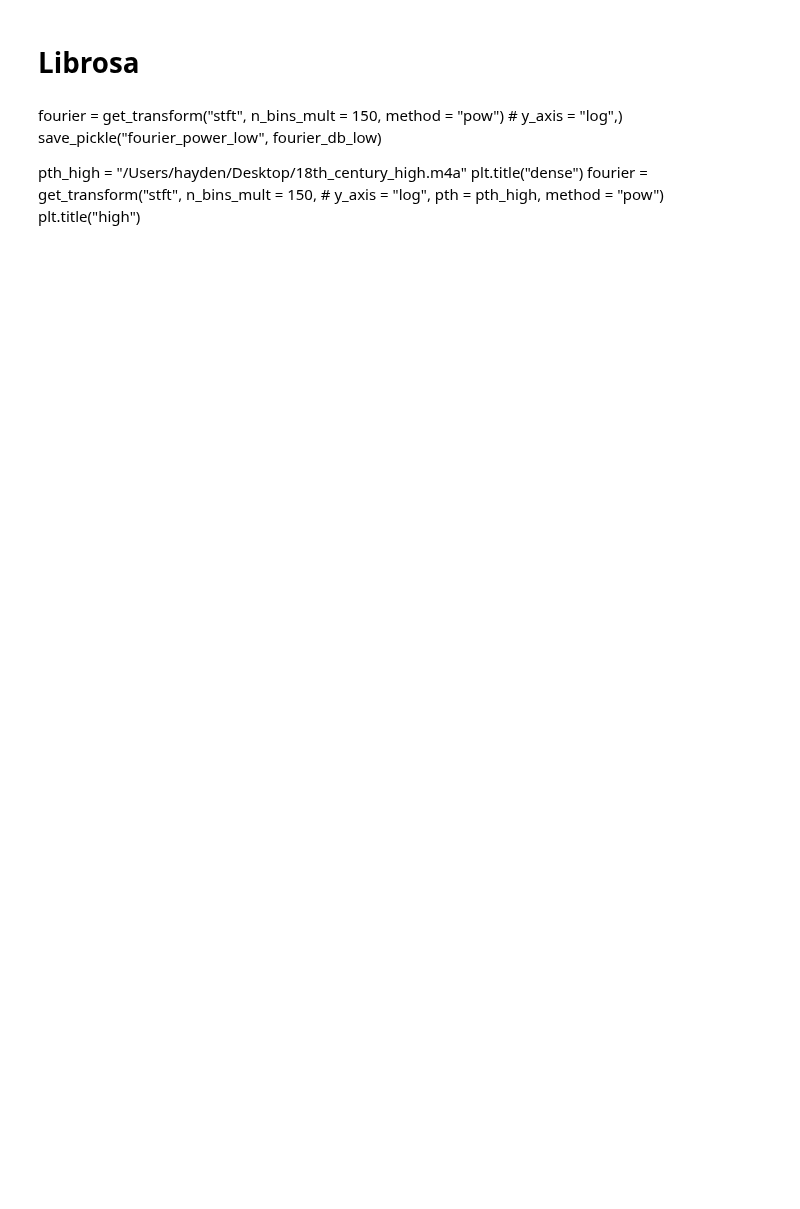
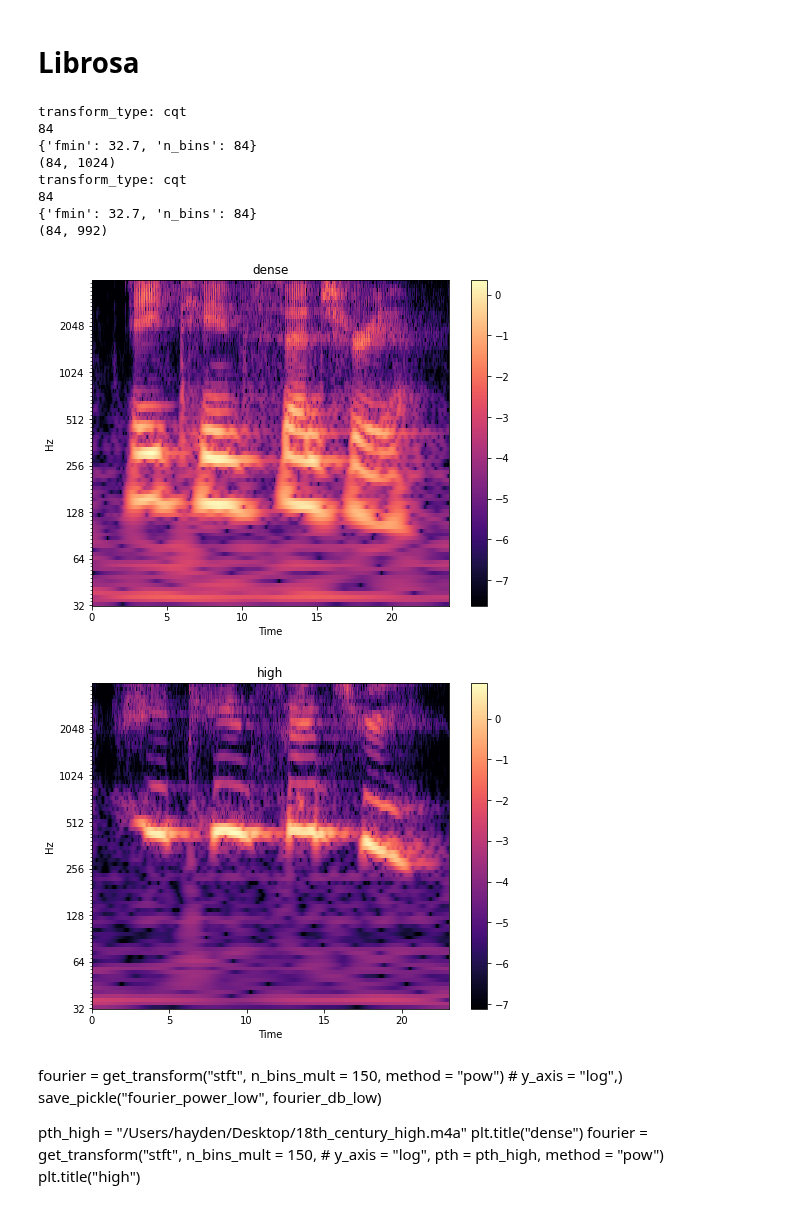
Before and after one commit to blindedjoy/Reservoir, a Jupyter notebook: MARIOS/Analysis.ipynb, the cells around one changed output. Saved outputs shown, nothing was run; the diff lists cells and outputs as text; code cells hidden in the pictures; blank space fills up the shorter version.

```diff
--- a/MARIOS/Analysis.ipynb
+++ b/MARIOS/Analysis.ipynb
@@ -1814,12 +1820,14 @@ from scipy import signal
 from scipy.io import wavfile
 import IPython.display as ipd
 import os
-
+import pickle
 
 %run -i '../MARIOS/PyFiles/imports.py'
 %run -i '../MARIOS/PyFiles/helpers.py'
 %run -i "../MARIOS/PyFiles/experiment.py"
 
+
+pth_high = "/Users/hayden/Desktop/18th_century_high.m4a"
 
 #pth = "/Users/hayden/Desktop/19th_century_high.wav"#"/Users/hayden/Desktop/get_free.wav"
 
@@ -1828,7 +1836,7 @@ def get_transform(trans_type,
                   pth = "/Users/hayden/Desktop/18th_century_dense.m4a",
                   n_bins_mult = 2,
                   bins_per_octave =12,
-                  sr = sr,
+                  sr = None,
                   y_axis = "hz",
                   filter_scale = 1,
                   norm = 1,
@@ -1836,7 +1844,7 @@ def get_transform(trans_type,
                   fmin = 32.7
                   ):
     assert trans_type in ["stft", "cqt", "hybrid_cqt", "pseudo_cqt", "vqt"]
-
+    x, sr = librosa.load(pth, sr=None)
     print("transform_type: " + trans_type)
     # Librosa transform functions dictionary:
     trans_dict = { "stft" : librosa.stft,
@@ -1865,7 +1873,7 @@ def get_transform(trans_type,
          "vqt" : {}
 
     }
-    x, sr = librosa.load(pth, sr=None)
+
     #x = librosa.resample(x, orig_sr = sr, target_sr = sr*5) #NOPE
 
     N_FFT = len(x)
@@ -1921,12 +1929,9 @@ def get_transform(trans_type,
     assert len(freqs) == Xpow.shape[0], str(len(freqs.tolist())) + "   " + str(Xpow.shape[0])
     return(transform)
 
-%run -i '../MARIOS/PyFiles/imports.py'
-%run -i '../MARIOS/PyFiles/helpers.py'
-%run -i "../MARIOS/PyFiles/experiment.py"
-import pickle
+
 def save_pickle(path, transform):
-    save_path = "pickle_files/" + path +".pickle"
+    save_path = "./pickle_files/spectrogram_files/" + path +".pickle"
     with open(save_path, 'wb') as handle:
         pickle.dump(transform, handle, protocol=pickle.HIGHEST_PROTOCOL)
 
@@ -1940,20 +1945,31 @@ def load_pickle(path):
 # %%
 #cqt = get_transform("cqt", n_bins_mult = 150, y_axis = "hz", norm = 1, method = "pow" ) #filter_scale = 0.2
 NBINS = 100
 
 #plt.subplot(1,2,1)
 cqt_low_pitch = get_transform("cqt",
                               y_axis = "cqt_hz",
                               n_bins_mult = NBINS,
                               fmin = 32.7)
                               #hop_length_mult = 1)
 plt.title("dense")
-save_pickle("cqt_low_pitch", cqt_low_pitch)
+save_pickle("18th_cqt_low", cqt_low_pitch)
 
 #plt.subplot(1,2,2)
 cqt_high_pitch  = get_transform("cqt", y_axis = 'cqt_hz', pth = pth_high,  n_bins_mult = NBINS)
 plt.title("high")
-save_pickle("cqt_high_pitch", cqt_high_pitch)
+save_pickle("18th_cqt_high", cqt_high_pitch)
+# %% [output]
+transform_type: cqt
+84
+{'fmin': 32.7, 'n_bins': 84}
+(84, 1024)
+transform_type: cqt
+84
+{'fmin': 32.7, 'n_bins': 84}
+(84, 992)
+[figure, added]
+[figure, added]
 # %%
 # At the moment log(power) and default db setting appear the same. consider custom functions.
 # %% [markdown]
```
Also changed, not shown: parts of 6 cells of this notebook, 11 other files.
